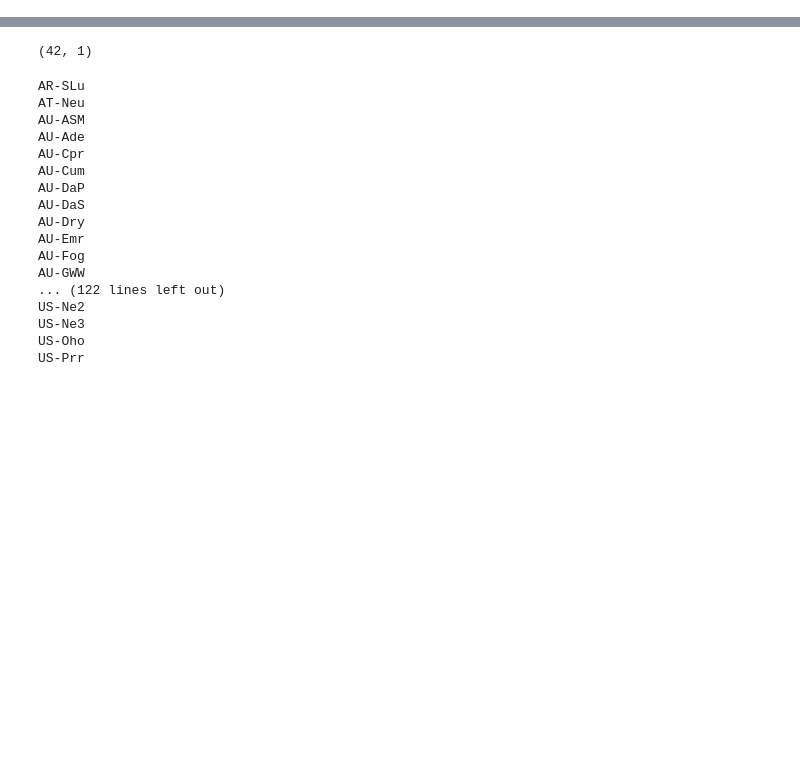
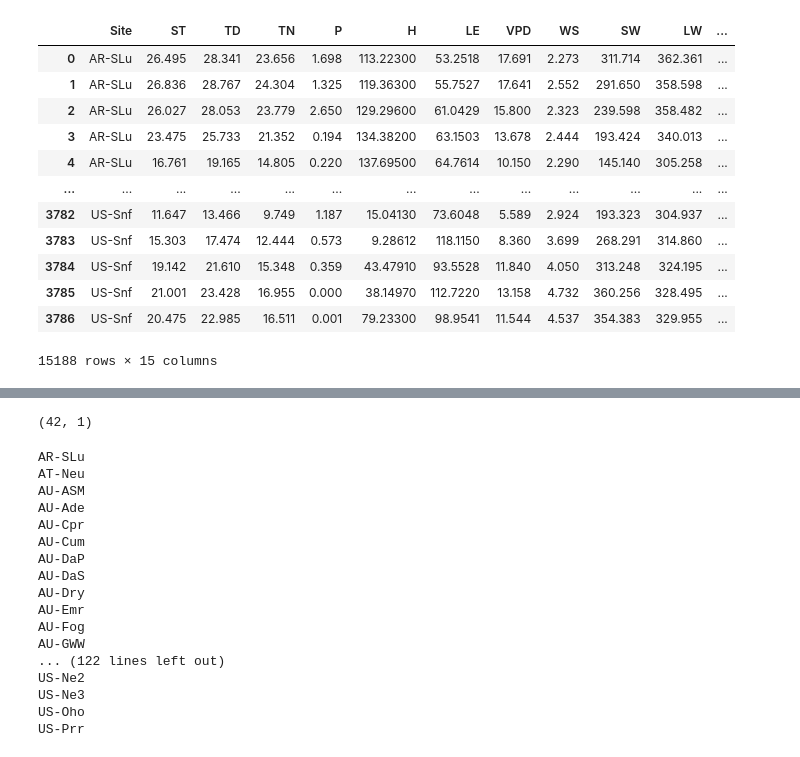
Before and after one commit to yikuizh/NEE_forecast, a Jupyter notebook: LSTM_NEE_exp1.ipynb, the cells around one changed output, grey strips where cells are left out. Saved outputs shown, nothing was run; the diff lists cells and outputs as text; code cells hidden in the pictures; blank space fills up the shorter version.

```diff
--- a/LSTM_NEE_exp1.ipynb
+++ b/LSTM_NEE_exp1.ipynb
@@ -76,0 +245,25 @@ result = pd.DataFrame(columns = all_sites, index = ['rmse_train', 'rmse_test', '
+# %%
+# dynamic features and static features #
+
+dynamic_dataset = dataset_merged.drop(columns=[ 'VegType', 'lat', 'lon', 'timeStamp', 'Year',
+       'Month', 'classKoppen', 'soilType', 'high_vegType', 'low_vegType',
+       'high_vegCover', 'low_vegCover', 'Elavation'])
+
+static_dataset = dataset_merged.drop(columns=list(dynamic_dataset.columns.drop(['Site'])))
+static_dataset = static_dataset.drop(columns=['timeStamp','Year','high_vegType', 'low_vegType'])
+# %%
+dynamic_dataset
+# %% [output]
+|  | Site | ST | TD | TN | P | H | LE | VPD | WS | SW | LW | ... |
+| 0 | AR-SLu | 26.495 | 28.341 | 23.656 | 1.698 | 113.22300 | 53.2518 | 17.691 | 2.273 | 311.714 | 362.361 | ... |
+| 1 | AR-SLu | 26.836 | 28.767 | 24.304 | 1.325 | 119.36300 | 55.7527 | 17.641 | 2.552 | 291.650 | 358.598 | ... |
+| 2 | AR-SLu | 26.027 | 28.053 | 23.779 | 2.650 | 129.29600 | 61.0429 | 15.800 | 2.323 | 239.598 | 358.482 | ... |
+| 3 | AR-SLu | 23.475 | 25.733 | 21.352 | 0.194 | 134.38200 | 63.1503 | 13.678 | 2.444 | 193.424 | 340.013 | ... |
+| 4 | AR-SLu | 16.761 | 19.165 | 14.805 | 0.220 | 137.69500 | 64.7614 | 10.150 | 2.290 | 145.140 | 305.258 | ... |
+| ... | ... | ... | ... | ... | ... | ... | ... | ... | ... | ... | ... | ... |
+| 3782 | US-Snf | 11.647 | 13.466 | 9.749 | 1.187 | 15.04130 | 73.6048 | 5.589 | 2.924 | 193.323 | 304.937 | ... |
+| 3783 | US-Snf | 15.303 | 17.474 | 12.444 | 0.573 | 9.28612 | 118.1150 | 8.360 | 3.699 | 268.291 | 314.860 | ... |
+| 3784 | US-Snf | 19.142 | 21.610 | 15.348 | 0.359 | 43.47910 | 93.5528 | 11.840 | 4.050 | 313.248 | 324.195 | ... |
+| 3785 | US-Snf | 21.001 | 23.428 | 16.955 | 0.000 | 38.14970 | 112.7220 | 13.158 | 4.732 | 360.256 | 328.495 | ... |
+| 3786 | US-Snf | 20.475 | 22.985 | 16.511 | 0.001 | 79.23300 | 98.9541 | 11.544 | 4.537 | 354.383 | 329.955 | ... |
+15188 rows × 15 columns
```
Also changed, not shown: parts of 26 cells of this notebook, 4 other files.
